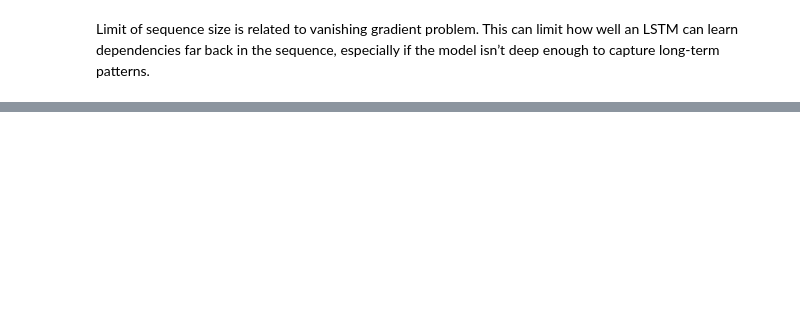
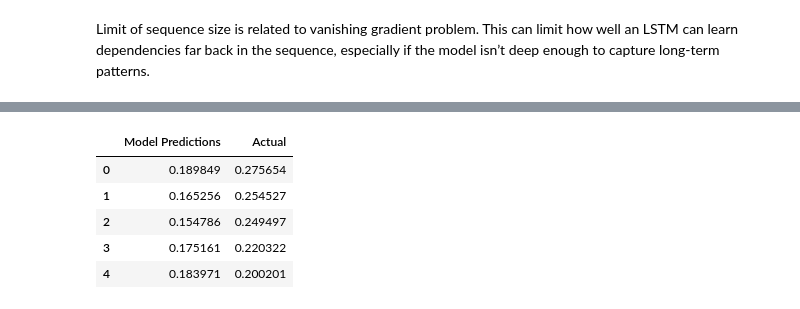
Before and after one commit to djjjones6/Group_Assessment_2, a Jupyter notebook: Matt W/LSTM_practice.ipynb, the cells around one changed output, grey strips where cells are left out. Drawn from its saved outputs; the diff is of its cells as text; code cells hidden in the pictures; blank space fills up the shorter version.

```diff
--- a/Matt W/LSTM_practice.ipynb
+++ b/Matt W/LSTM_practice.ipynb
@@ -74,0 +250,22 @@ print(X_test.shape,y_test.shape)
+# %%
+n_steps = X_train.shape[1]
+n_features = X_train.shape[2]
+n_outputs = y_train.shape[1]
+MV_LSTM = Sequential()
+MV_LSTM.add(Input(shape =(n_steps, n_features)))
+MV_LSTM.add(LSTM(32,return_sequences=True))
+MV_LSTM.add(Dropout(0.2)) #Prevent overfitting
+MV_LSTM.add(LSTM(16, return_sequences=False))
+#MV_LSTM.add(BatchNormalization()) #Normalize outputs
+MV_LSTM.add(Dense(5, activation='relu')) # Small intermediate Dense layer
+MV_LSTM.add(Dense(n_outputs)) #Dense output layer with 1 unit (regression problem)
+
+#Compile the model
+metrics="RootMeanSquaredError()"
+optimzer="adam"
+loss = 'mse'
+
+MV_LSTM.compile(optimizer=Adam(learning_rate = 0.001), loss=loss, metrics = [RootMeanSquaredError()])
+
+
+MV_LSTM.summary()
@@ -74,0 +290,2 @@ print(X_test.shape,y_test.shape)
+# %%
+test2 = MV_LSTM.fit(X_train, y_train, epochs=150, validation_split=0.1, batch_size=32,shuffle=False)
@@ -74,0 +310,10 @@ print(X_test.shape,y_test.shape)
+# %%
+test_predictions = MV_LSTM.predict(X_test).flatten()
+actual_predictions = y_test.flatten()
+test_predictions.shape, actual_predictions.shape
+
+test_results = pd.DataFrame(data={
+        'Model Predictions': test_predictions,
+        'Actual':actual_predictions})
+test_results.head()
+# %% [output]
@@ -74,0 +321,6 @@ print(X_test.shape,y_test.shape)
+|  | Model Predictions | Actual |
+| 0 | 0.189849 | 0.275654 |
+| 1 | 0.165256 | 0.254527 |
+| 2 | 0.154786 | 0.249497 |
+| 3 | 0.175161 | 0.220322 |
+| 4 | 0.183971 | 0.200201 |
```
Also changed, not shown: parts of 20 cells of this notebook.
